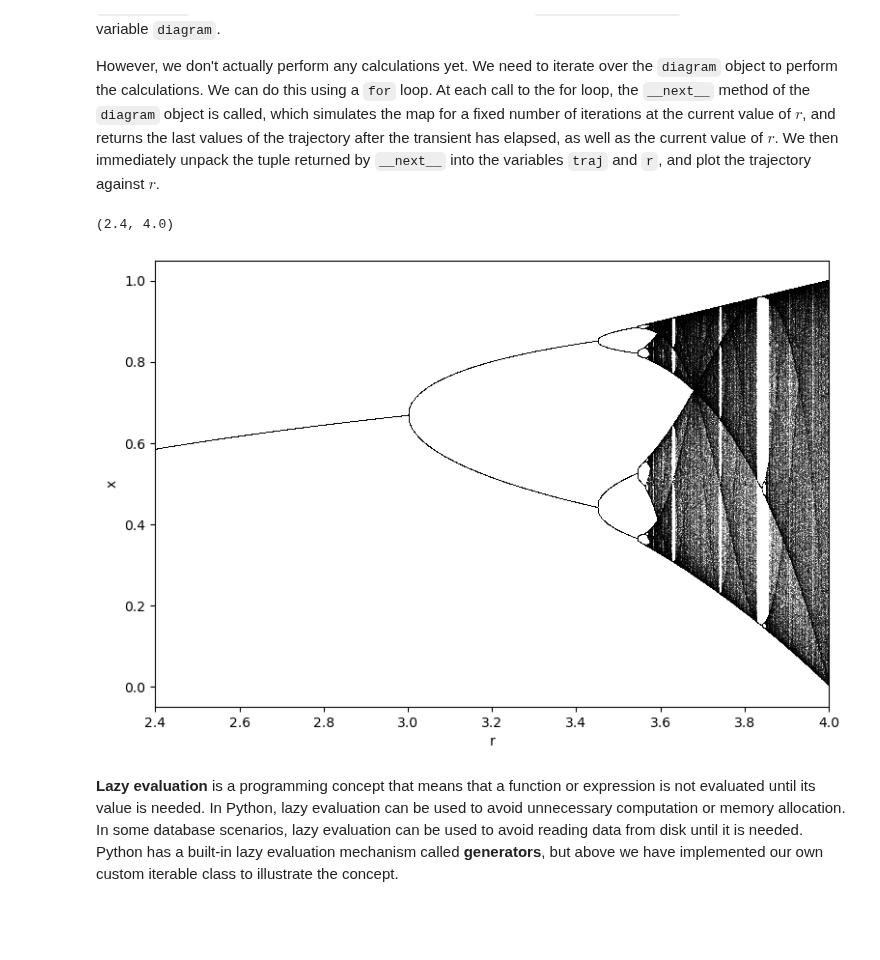
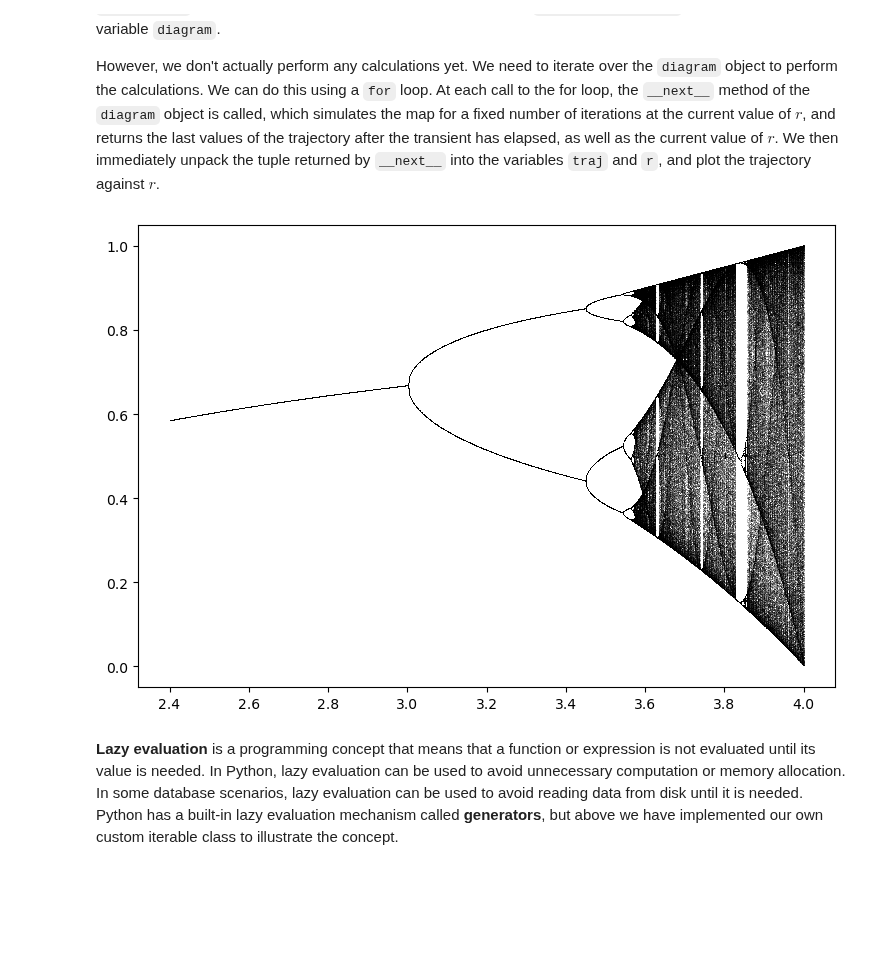
Before and after one commit to williamgilpin/cphy, a Jupyter notebook: talks/time_and_space_complexity_recursion.ipynb, the cells around one changed output. Saved outputs shown, nothing was run; the diff lists cells and outputs as text; code cells hidden in the pictures; blank space fills up the shorter version.

```diff
--- a/talks/time_and_space_complexity_recursion.ipynb
+++ b/talks/time_and_space_complexity_recursion.ipynb
@@ -35,10 +35,10 @@ class LogisticMap:
         self.r = r
         self.x = x0
 
-    def next(self):
-        """Compute the next value of the map."""
-        self.x = self.r * self.x * (1 - self.x)
-        return self.x
+    # def next(self):
+    #     """Compute the next value of the map."""
+    #     self.x = self.r * self.x * (1 - self.x)
+    #     return self.x
 
     def simulate(self, n):
         """Simulate the map for n iterations."""
@@ -52,8 +52,6 @@ class LogisticMap:
     def __call__(self):
         self.x = self.r * self.x * (1 - self.x)
         return self.x
-        # print("don't dp this")
-        return self.next()
 
     # The __str__ method is called when the object is printed. It must return a string.
     def __str__(self):
@@ -148,22 +147,19 @@ Now that we have a working implementation of the logistic map, we can use it to
 However, we don't actually perform any calculations yet. We need to iterate over the `diagram` object to perform the calculations. We can do this using a `for` loop. At each call to the for loop, the `__next__` method of the `diagram` object is called, which simulates the map for a fixed number of iterations at the current value of $r$, and returns the last values of the trajectory after the transient has elapsed, as well as the current value of $r$. We then immediately unpack the tuple returned by `__next__` into the variables `traj` and `r`, and plot the trajectory against $r$.
 # %%
 ## Instantiate a bifurcation diagram for the logistic map
-diagram = BifurcationDiagram(LogisticMap(),  2.4, 4.0, 0.001, 1000)
+diagram = BifurcationDiagram(LogisticMap(), 2.4, 4.0, 0.001, 1000)
 
 plt.figure(figsize=(9, 6))
 
-## We can iterate over the diagram object itself to get the values of r and x
-# for i in range(10):
-#     print(i)
+# ## We can iterate over the diagram object itself to get the values of r and x
 for traj, r in diagram:
     plt.plot([r] * len(traj), traj, ',k', alpha=0.25)
 
-plt.xlabel('r')
-plt.ylabel('x')
-plt.xlim(2.4, 4.0)
+# plt.xlabel('r')
+# plt.ylabel('x')
+# plt.xlim(2.4, 4.0)
 # %% [output]
-(2.4, 4.0)
-[figure, old version]
+[figure, new version]
 # %% [markdown]
 **Lazy evaluation** is a programming concept that means that a function or expression is not evaluated until its value is needed. In Python, lazy evaluation can be used to avoid unnecessary computation or memory allocation. In some database scenarios, lazy evaluation can be used to avoid reading data from disk until it is needed. Python has a built-in lazy evaluation mechanism called **generators**, but above we have implemented our own custom iterable class to illustrate the concept.
 
```
Also changed, not shown: parts of 11 cells of this notebook.
